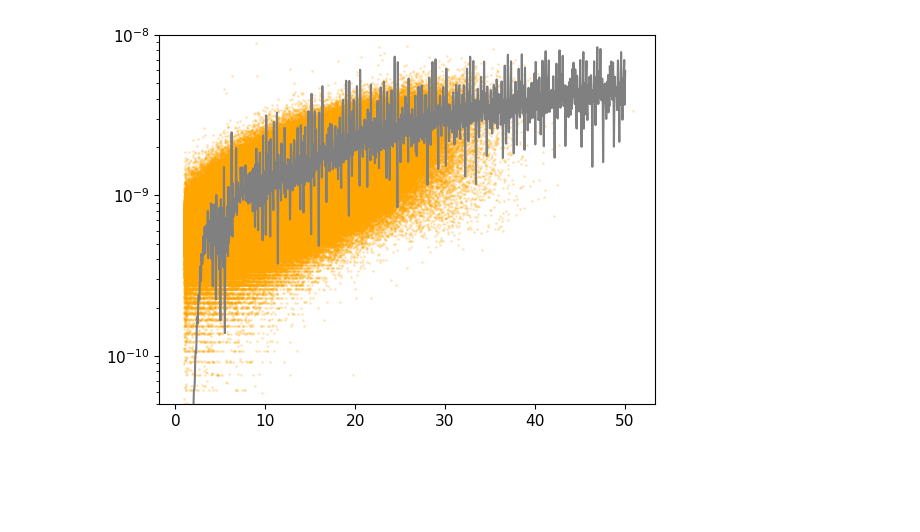
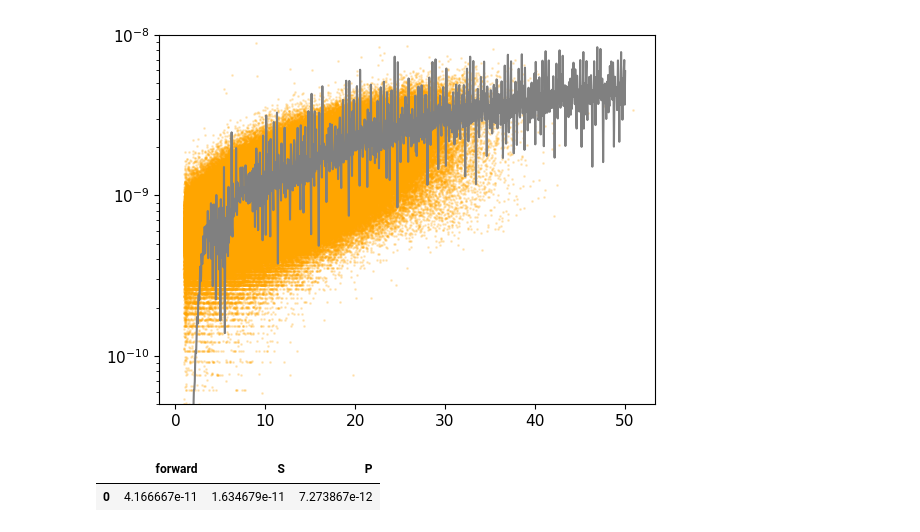
Before and after one commit to leahab/instrumentation-GFAS, a Jupyter notebook: calibrations/autocalibration_II_III.ipynb, the cells around one changed output. Cells and saved outputs as stored; diff of their text form; code cells hidden in the pictures; blank space fills up the shorter version.

```diff
--- a/calibrations/autocalibration_II_III.ipynb
+++ b/calibrations/autocalibration_II_III.ipynb
@@ -96,17 +92,17 @@ mpl.rcParams.update({
 })
 
 fig, ax = plt.subplots(1,2, figsize=(9, 4), sharey = True)
-ax[0].scatter((tgb['forward']), tgb['S'], color = 'darkorange', alpha = 0.3, s = 3)
+ax[0].scatter((model['forward']), model['S'], color = 'darkorange', alpha = 0.3, s = 3)
 # add linear regression line
-slope_s, intercept_s, r_value_s, p_value_s, std_err_s= linregress(np.log10((tgb.loc[2:,'forward'])), np.log10(tgb.loc[2:,'S']))
-x = np.linspace((tgb['forward']).min(), (tgb['forward']).max(), 100)
+slope_s, intercept_s, r_value_s, p_value_s, std_err_s= linregress(np.log10((model.loc[2:,'forward'])), np.log10(model.loc[2:,'S']))
+x = np.linspace((model['forward']).min(), (model['forward']).max(), 100)
 y = 10**(intercept_s + slope_s * np.log10(x))
 ax[0].plot(x, y, color='darkorange', linewidth=2, label=f'Fit: a = {slope_s:.2e}, intercept = {intercept_s:.2f}')
 
-ax[1].scatter((tgb['forward']), tgb['P'], color = 'orchid', alpha = 0.3, s = 3)
+ax[1].scatter((model['forward']), model['P'], color = 'orchid', alpha = 0.3, s = 3)
 # add linear regression line
-slope_p, intercept_p, r_value_p, p_value_p, std_err_p = linregress(np.log10((tgb['forward'])), np.log10(tgb['P']))
-x = np.linspace((tgb['forward']).min(), (tgb['forward']).max(), 100)
+slope_p, intercept_p, r_value_p, p_value_p, std_err_p = linregress(np.log10((model['forward'])), np.log10(model['P']))
+x = np.linspace((model['forward']).min(), (model['forward']).max(), 100)
 y = 10**(intercept_p + slope_p * np.log10(x))
 ax[1].plot(x, y, color='orchid', linewidth=2, label=f'Fit: a = {slope_p:.2e}, intercept = {intercept_p:.2f}')
 
@@ -665,0 +676,5 @@ scale_factors.to_csv("PbP_processing/detector_scaling_factors")
+# %%
+scale_factors
+# %% [output]
+|  | forward | S | P |
+| 0 | 4.166667e-11 | 1.634679e-11 | 7.273867e-12 |
```
Also changed, not shown: parts of 24 cells of this notebook, 14 other files.
